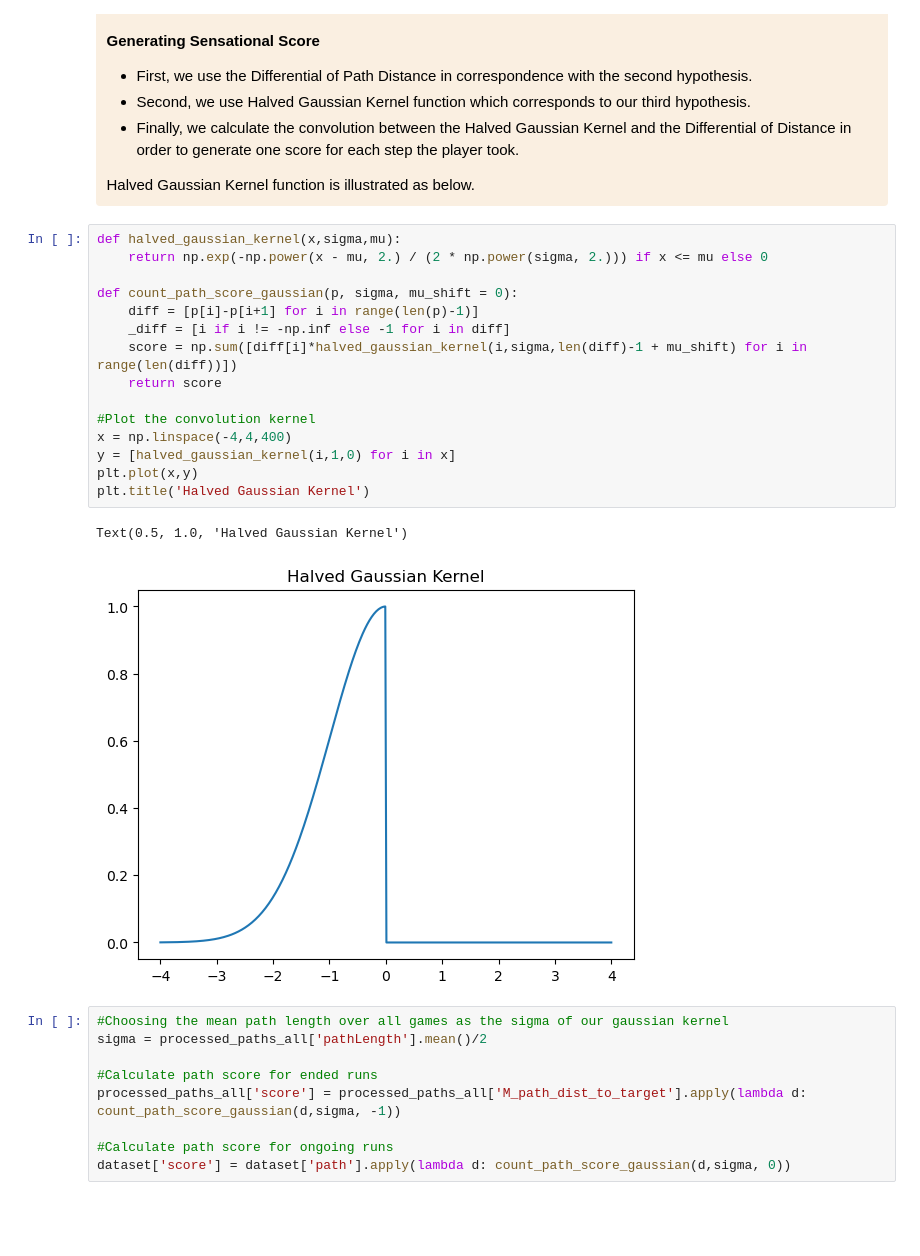
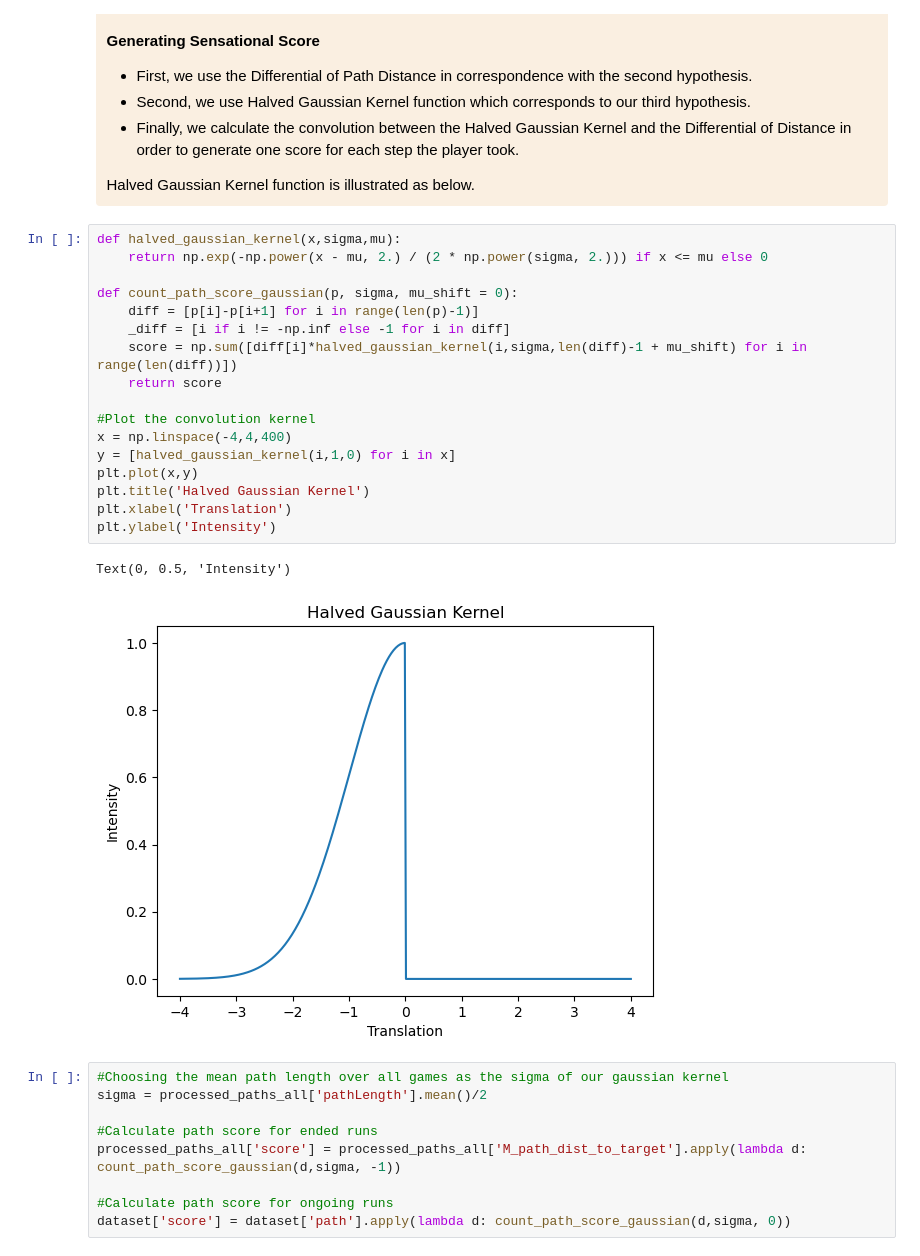
Before and after one commit to epfl-ada/ada-2022-project-7yobananaboy7, a Jupyter notebook: 3. In_game.ipynb, the cells around one changed output. Cells and saved outputs as stored; diff of their text form; blank space fills up the shorter version.

```diff
--- a/3. In_game.ipynb
+++ b/3. In_game.ipynb
@@ -452,21 +452,23 @@ dataset['pathLength'] = dataset['path'].apply(lambda d: len(d))
 # %%
 def halved_gaussian_kernel(x,sigma,mu):
     return np.exp(-np.power(x - mu, 2.) / (2 * np.power(sigma, 2.))) if x <= mu else 0
 
 def count_path_score_gaussian(p, sigma, mu_shift = 0):
     diff = [p[i]-p[i+1] for i in range(len(p)-1)]
     _diff = [i if i != -np.inf else -1 for i in diff]
     score = np.sum([diff[i]*halved_gaussian_kernel(i,sigma,len(diff)-1 + mu_shift) for i in range(len(diff))])
     return score
 
 #Plot the convolution kernel
 x = np.linspace(-4,4,400)
 y = [halved_gaussian_kernel(i,1,0) for i in x]
 plt.plot(x,y)
 plt.title('Halved Gaussian Kernel')
+plt.xlabel('Translation')
+plt.ylabel('Intensity')
 # %% [output]
-Text(0.5, 1.0, 'Halved Gaussian Kernel')
+Text(0, 0.5, 'Intensity')
-[figure, old version]
+[figure, new version]
 # %%
 #Choosing the mean path length over all games as the sigma of our gaussian kernel
 sigma = processed_paths_all['pathLength'].mean()/2
```
Also changed, not shown: parts of 1 cell of this notebook.
